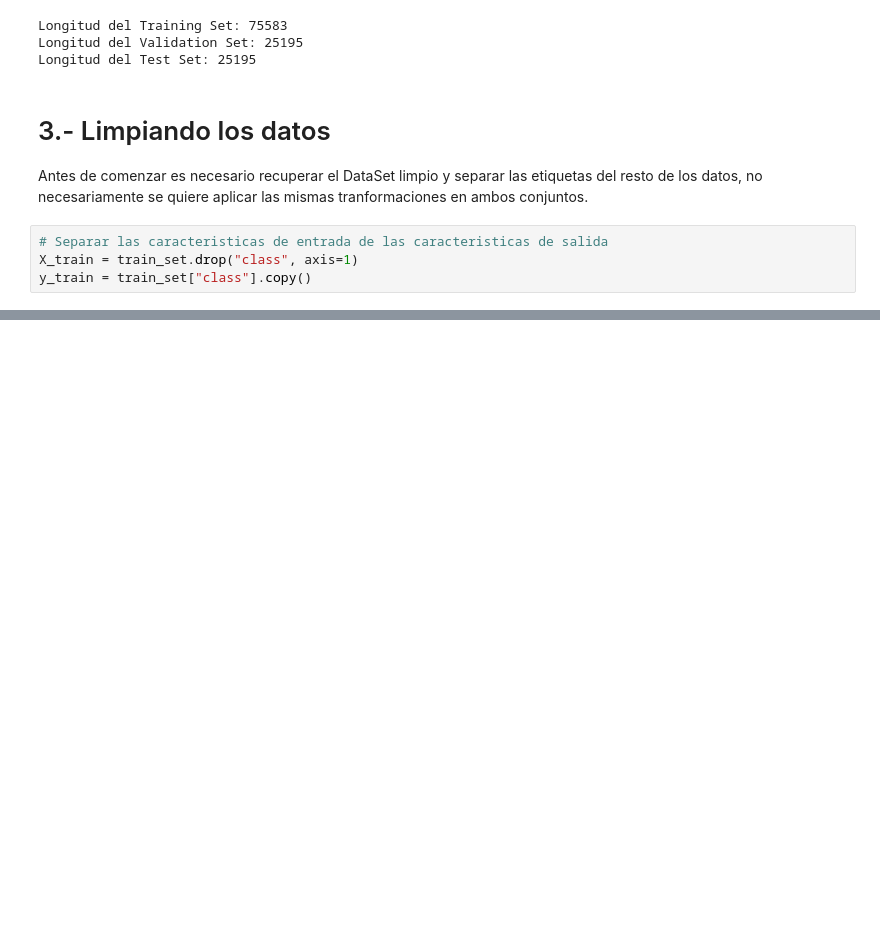
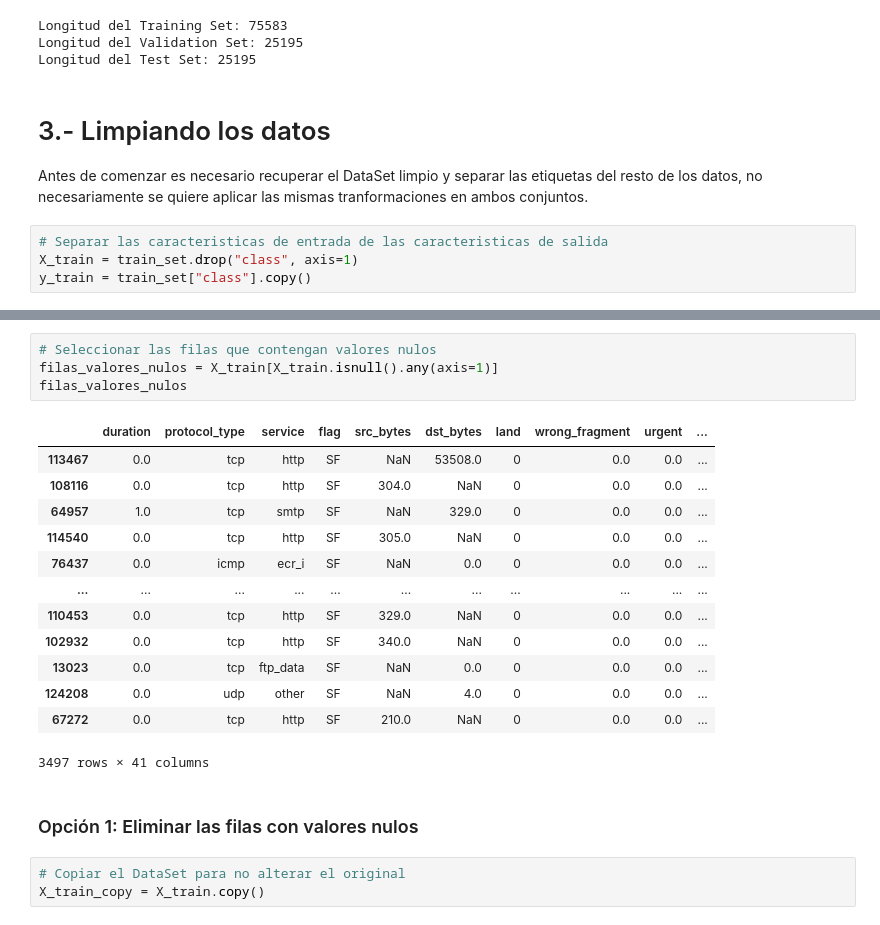
Before and after one commit to Luishernan5/Ejercicios_jupyter, a Jupyter notebook: 08_Preparacion_DataSet.ipynb, the cells around one changed output, grey strips where cells are left out. Saved outputs shown, nothing was run; the diff lists cells and outputs as text; blank space fills up the shorter version.

```diff
--- a/08_Preparacion_DataSet.ipynb
+++ b/08_Preparacion_DataSet.ipynb
@@ -136,0 +180,23 @@ X_train.loc[(X_train["src_bytes"]>400)]
+# %%
+# Seleccionar las filas que contengan valores nulos
+filas_valores_nulos = X_train[X_train.isnull().any(axis=1)]
+filas_valores_nulos
+# %% [output]
+|  | duration | protocol_type | service | flag | src_bytes | dst_bytes | land | wrong_fragment | urgent | ... |
+| 113467 | 0.0 | tcp | http | SF | NaN | 53508.0 | 0 | 0.0 | 0.0 | ... |
+| 108116 | 0.0 | tcp | http | SF | 304.0 | NaN | 0 | 0.0 | 0.0 | ... |
+| 64957 | 1.0 | tcp | smtp | SF | NaN | 329.0 | 0 | 0.0 | 0.0 | ... |
+| 114540 | 0.0 | tcp | http | SF | 305.0 | NaN | 0 | 0.0 | 0.0 | ... |
+| 76437 | 0.0 | icmp | ecr_i | SF | NaN | 0.0 | 0 | 0.0 | 0.0 | ... |
+| ... | ... | ... | ... | ... | ... | ... | ... | ... | ... | ... |
+| 110453 | 0.0 | tcp | http | SF | 329.0 | NaN | 0 | 0.0 | 0.0 | ... |
+| 102932 | 0.0 | tcp | http | SF | 340.0 | NaN | 0 | 0.0 | 0.0 | ... |
+| 13023 | 0.0 | tcp | ftp_data | SF | NaN | 0.0 | 0 | 0.0 | 0.0 | ... |
+| 124208 | 0.0 | udp | other | SF | NaN | 4.0 | 0 | 0.0 | 0.0 | ... |
+| 67272 | 0.0 | tcp | http | SF | 210.0 | NaN | 0 | 0.0 | 0.0 | ... |
+3497 rows × 41 columns
+# %% [markdown]
+### Opción 1: Eliminar las filas con valores nulos
+# %%
+# Copiar el DataSet para no alterar el original
+X_train_copy = X_train.copy()
```
Also changed, not shown: parts of 47 cells of this notebook, 3 other files.
